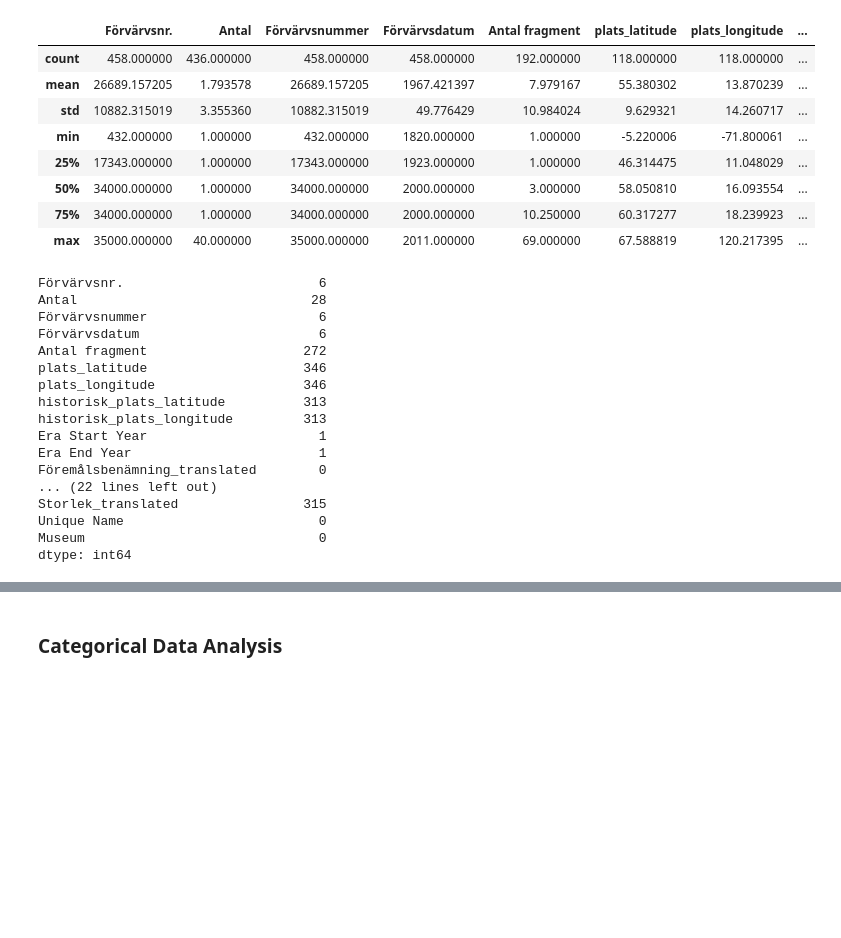
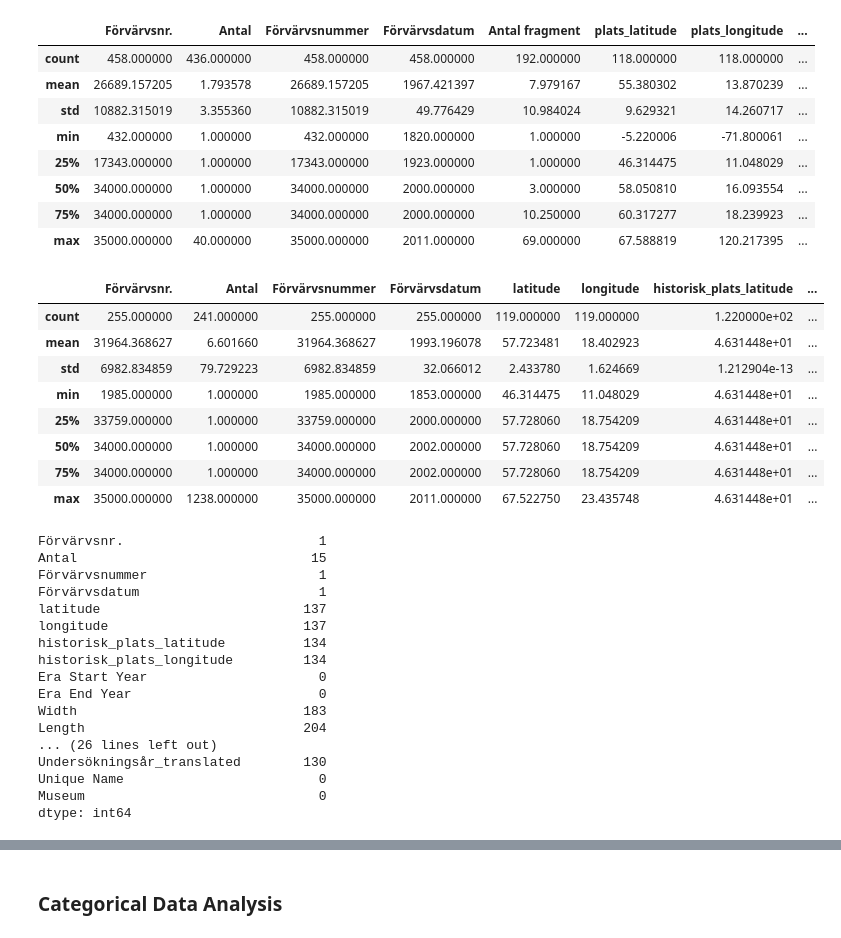
Before and after one commit to alpal923/ST386_Final_Project, a Jupyter notebook: EDA_Stuff/Viking_artifacts_EDA.ipynb, the cells around one changed output, grey strips where cells are left out. Cells and saved outputs as stored; diff of their text form; code cells hidden in the pictures; blank space fills up the shorter version.

```diff
--- a/EDA_Stuff/Viking_artifacts_EDA.ipynb
+++ b/EDA_Stuff/Viking_artifacts_EDA.ipynb
@@ -87,27 +128,42 @@ numerical_summary
 | 50% | 34000.000000 | 1.000000 | 34000.000000 | 2000.000000 | 3.000000 | 58.050810 | 16.093554 | ... |
 | 75% | 34000.000000 | 1.000000 | 34000.000000 | 2000.000000 | 10.250000 | 60.317277 | 18.239923 | ... |
 | max | 35000.000000 | 40.000000 | 35000.000000 | 2011.000000 | 69.000000 | 67.588819 | 120.217395 | ... |
+# %%
+# Summary Statistics for Numerical Data
+trade_numerical_summary = trade_df.describe()
+
+trade_numerical_summary
+# %% [output]
+|  | Förvärvsnr. | Antal | Förvärvsnummer | Förvärvsdatum | latitude | longitude | historisk_plats_latitude | ... |
+| count | 255.000000 | 241.000000 | 255.000000 | 255.000000 | 119.000000 | 119.000000 | 1.220000e+02 | ... |
+| mean | 31964.368627 | 6.601660 | 31964.368627 | 1993.196078 | 57.723481 | 18.402923 | 4.631448e+01 | ... |
+| std | 6982.834859 | 79.729223 | 6982.834859 | 32.066012 | 2.433780 | 1.624669 | 1.212904e-13 | ... |
+| min | 1985.000000 | 1.000000 | 1985.000000 | 1853.000000 | 46.314475 | 11.048029 | 4.631448e+01 | ... |
+| 25% | 33759.000000 | 1.000000 | 33759.000000 | 2000.000000 | 57.728060 | 18.754209 | 4.631448e+01 | ... |
+| 50% | 34000.000000 | 1.000000 | 34000.000000 | 2002.000000 | 57.728060 | 18.754209 | 4.631448e+01 | ... |
+| 75% | 34000.000000 | 1.000000 | 34000.000000 | 2002.000000 | 57.728060 | 18.754209 | 4.631448e+01 | ... |
+| max | 35000.000000 | 1238.000000 | 35000.000000 | 2011.000000 | 67.522750 | 23.435748 | 4.631448e+01 | ... |
 # %%
 
 # Missing Values Analysis
-missing_values = final_dataframe.isnull().sum()
+trade_missing_values = trade_df.isnull().sum()
 
-missing_values
+trade_missing_values
 # %% [output]
-Förvärvsnr.                         6
-Antal                              28
-Förvärvsnummer                      6
-Förvärvsdatum                       6
-Antal fragment                    272
-plats_latitude                    346
-plats_longitude                   346
-historisk_plats_latitude          313
-historisk_plats_longitude         313
-Era Start Year                      1
-Era End Year                        1
-Föremålsbenämning_translated        0
-... (22 lines left out)
-Storlek_translated                315
+Förvärvsnr.                         1
+Antal                              15
+Förvärvsnummer                      1
+Förvärvsdatum                       1
+latitude                          137
+longitude                         137
+historisk_plats_latitude          134
+historisk_plats_longitude         134
+Era Start Year                      0
+Era End Year                        0
+Width                             183
+Length                            204
+... (26 lines left out)
+Undersökningsår_translated        130
 Unique Name                         0
 Museum                              0
 dtype: int64
```
Also changed, not shown: parts of 13 cells of this notebook, 2 other files.
